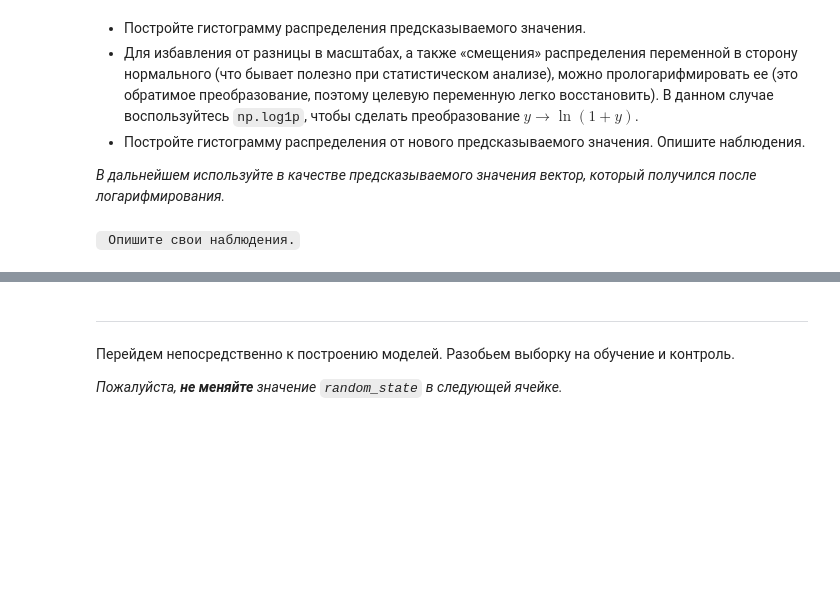
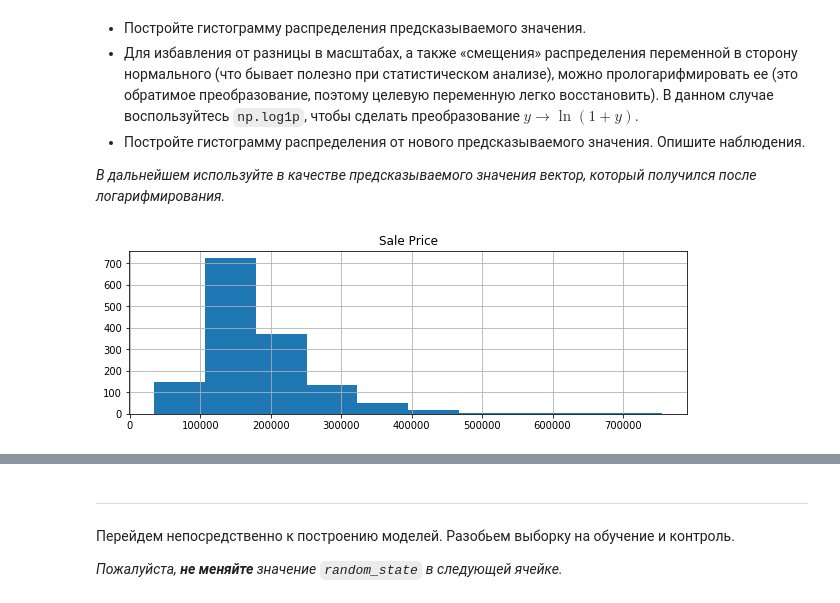
Before and after one commit to Oleg-DS/learning_data_science, a Jupyter notebook: ML/hw02.ipynb, the cells around one changed output, grey strips where cells are left out. Saved outputs shown, nothing was run; the diff lists cells and outputs as text; code cells hidden in the pictures; blank space fills up the shorter version.

````diff
--- a/ML/hw02.ipynb
+++ b/ML/hw02.ipynb
@@ -483,2 +481,9 @@ X_fin.head()
-# %% [markdown]
-``` Опишите свои наблюдения.```
+# %%
+# your code here
+plt.figure(figsize=(10, 3))
+plt.hist(X_fin['SalePrice'])
+plt.title('Sale Price')
+plt.grid()
+plt.show()
+# %% [output]
+[figure, added]
````
Also changed, not shown: parts of 9 cells of this notebook, 10 other files.
